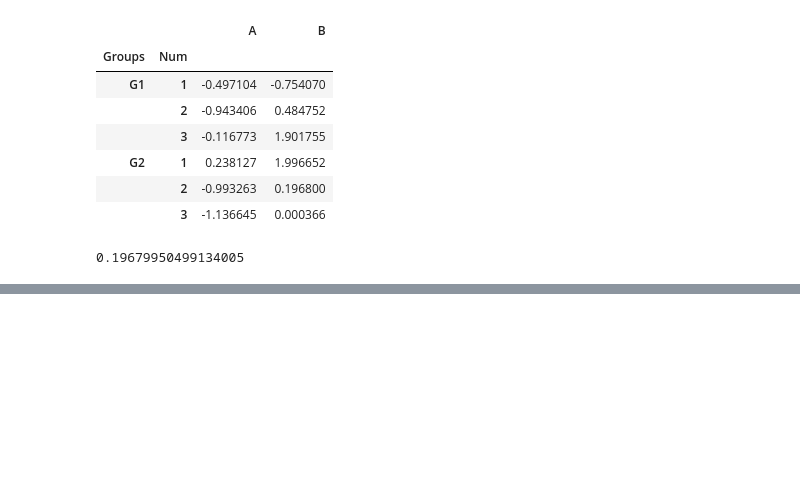
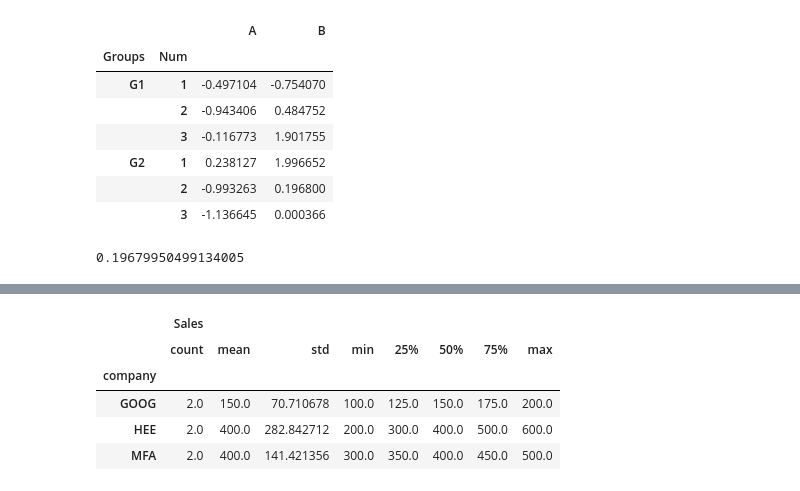
Before and after one commit to amber-nickelfox/datascience-and-machine-learning, a Jupyter notebook: Pandas.ipynb, the cells around one changed output, grey strips where cells are left out. Drawn from its saved outputs; the diff is of its cells as text; code cells hidden in the pictures; blank space fills up the shorter version.

Commit message:
add group by and drop fill

```diff
--- a/Pandas.ipynb
+++ b/Pandas.ipynb
@@ -571,0 +653,4 @@ KeyError: 1
+# %%
+data = {'company': ["GOOG", "GOOG", "MFA", "MFA", "HEE", "HEE"],
+       'Person': ["sam", "jack", "john", "mona", "carl", "som"],
+       'Sales': [100,200,300,500,600,200]}
@@ -571,0 +663,2 @@ KeyError: 1
+# %%
+df = pd.DataFrame(data)
@@ -571,0 +738,10 @@ KeyError: 1
+# %%
+# give bunch of information
+df.groupby('company').describe()
+# %% [output]
+|  | Sales |  |  |  |  |  |  |  |
+|  | count | mean | std | min | 25% | 50% | 75% | max |
+| company |  |  |  |  |  |  |  |  |
+| GOOG | 2.0 | 150.0 | 70.710678 | 100.0 | 125.0 | 150.0 | 175.0 | 200.0 |
+| HEE | 2.0 | 400.0 | 282.842712 | 200.0 | 300.0 | 400.0 | 500.0 | 600.0 |
+| MFA | 2.0 | 400.0 | 141.421356 | 300.0 | 350.0 | 400.0 | 450.0 | 500.0 |
```
Also changed, not shown: parts of 29 cells of this notebook.
